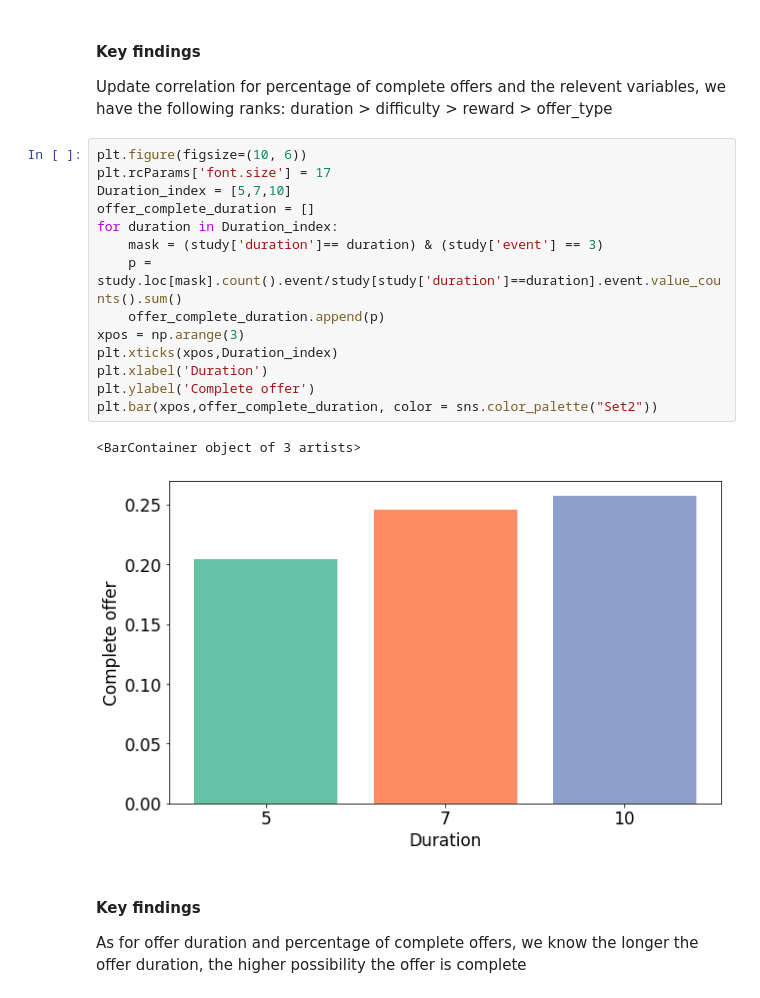
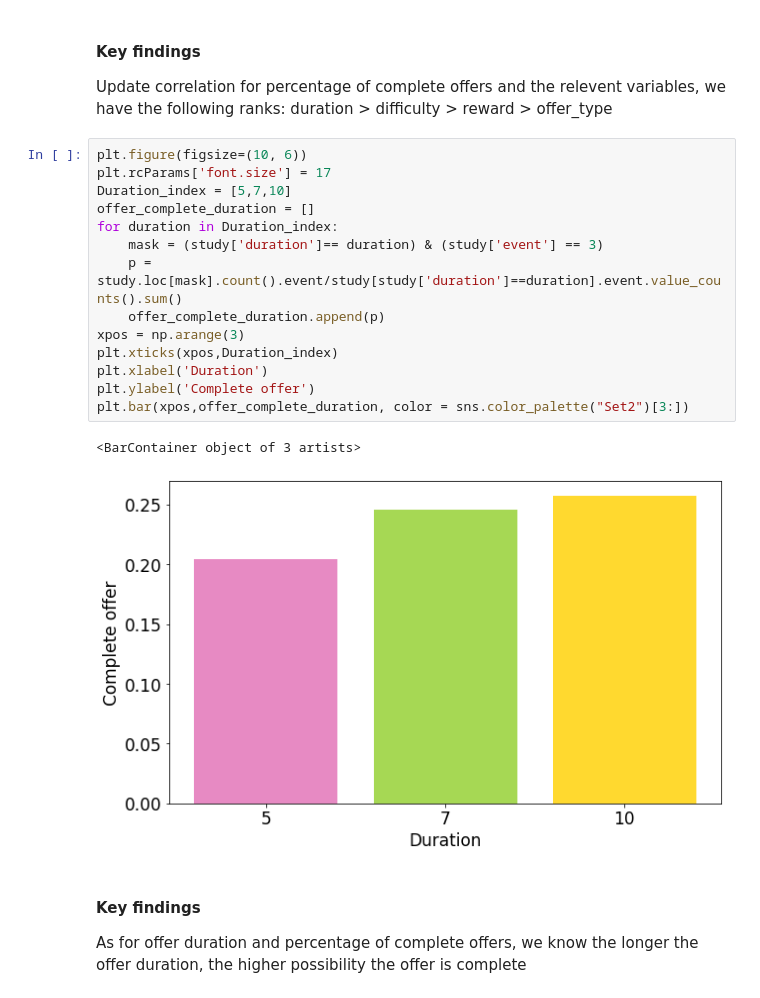
Before and after one commit to ZhuqingZhang0422/Starbucks-Capstone-Project, a Jupyter notebook: Starbucks_Capstone_notebook.ipynb, the cells around one changed output. Drawn from its saved outputs; the diff is of its cells as text.

```diff
--- a/Starbucks_Capstone_notebook.ipynb
+++ b/Starbucks_Capstone_notebook.ipynb
@@ -598,20 +598,20 @@ duration > difficulty > reward > offer_type
 # %%
 plt.figure(figsize=(10, 6))
 plt.rcParams['font.size'] = 17
 Duration_index = [5,7,10]
 offer_complete_duration = []
 for duration in Duration_index:
     mask = (study['duration']== duration) & (study['event'] == 3)
     p = study.loc[mask].count().event/study[study['duration']==duration].event.value_counts().sum()
     offer_complete_duration.append(p)
 xpos = np.arange(3)
 plt.xticks(xpos,Duration_index)
 plt.xlabel('Duration')
 plt.ylabel('Complete offer')
-plt.bar(xpos,offer_complete_duration, color = sns.color_palette("Set2"))
+plt.bar(xpos,offer_complete_duration, color = sns.color_palette("Set2")[3:])
 # %% [output]
 <BarContainer object of 3 artists>
-[figure, old version]
+[figure, new version]
 # %% [markdown]
 #### Key findings
 As for offer duration and percentage of complete offers, we know the longer the offer duration, the higher possibility the offer is complete
```
Also changed, not shown: parts of 7 cells of this notebook.
